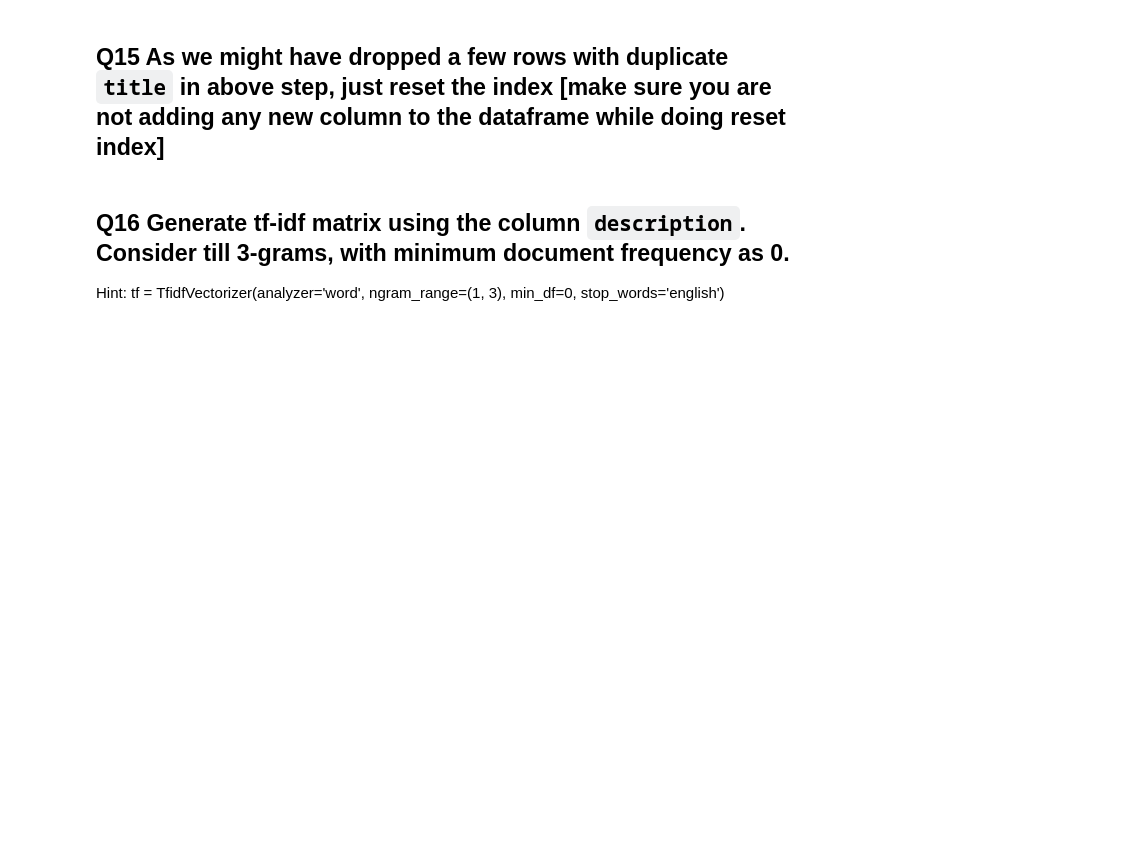
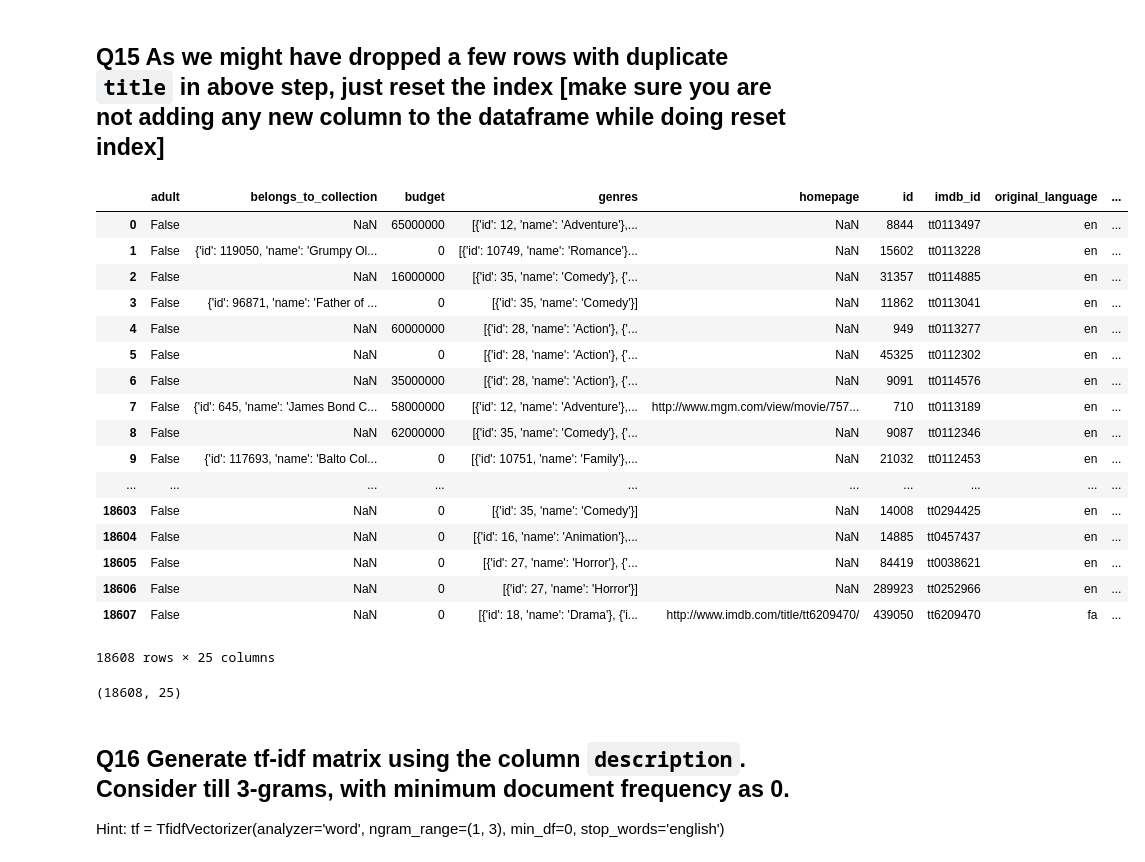
Before and after one commit to GreatLearningAIML1/mumbai-nov-batch-GundappaGavandi, a Jupyter notebook: R5_External_Lab_Collaborative_CBRS_PBRS.ipynb, the cells around one changed output. Saved outputs shown, nothing was run; the diff lists cells and outputs as text; code cells hidden in the pictures; blank space fills up the shorter version.

```diff
--- a/R5_External_Lab_Collaborative_CBRS_PBRS.ipynb
+++ b/R5_External_Lab_Collaborative_CBRS_PBRS.ipynb
@@ -511,3 +511,5 @@ userID = 2110
 # Content Based Recommendation System - Optional ( Q11 - Q19 will not be graded)
 # %% [markdown]
 ## Q11 Read the Dataset `movies_metadata.csv`
+# %%
+movies = pd.read_csv("movies_metadata.csv",index_col=None)
@@ -514,2 +558,5 @@ userID = 2110
 # %% [markdown]
 ## Q12 Create a new column with name 'description' combining `'overview' and 'tagline'` columns in the given dataset
+# %%
+movies['description'] = movies.overview.str.cat(movies.tagline)
+movies.head(1)
@@ -517,0 +577,2 @@ userID = 2110
+# %%
+movies = movies[pd.notnull(movies['description'])]
@@ -518,2 +591,4 @@ userID = 2110
 # %% [markdown]
 ## Q14 Keep the first occurance and drop duplicates of each title in column `title`
+# %%
+movies.drop_duplicates(subset ="title", keep = False, inplace = True)
@@ -520,5 +599,30 @@ userID = 2110
 # %% [markdown]
 ## Q15   As we might have dropped a few rows with duplicate `title` in above step, just reset the index [make sure you are not adding any new column to the dataframe while doing reset index]
+# %%
+movies.reset_index(drop=True)
+# %% [output]
+|  | adult | belongs_to_collection | budget | genres | homepage | id | imdb_id | original_language | ... |
+| 0 | False | NaN | 65000000 | [{'id': 12, 'name': 'Adventure'},... | NaN | 8844 | tt0113497 | en | ... |
+| 1 | False | {'id': 119050, 'name': 'Grumpy Ol... | 0 | [{'id': 10749, 'name': 'Romance'}... | NaN | 15602 | tt0113228 | en | ... |
+| 2 | False | NaN | 16000000 | [{'id': 35, 'name': 'Comedy'}, {'... | NaN | 31357 | tt0114885 | en | ... |
+| 3 | False | {'id': 96871, 'name': 'Father of ... | 0 | [{'id': 35, 'name': 'Comedy'}] | NaN | 11862 | tt0113041 | en | ... |
+| 4 | False | NaN | 60000000 | [{'id': 28, 'name': 'Action'}, {'... | NaN | 949 | tt0113277 | en | ... |
+| 5 | False | NaN | 0 | [{'id': 28, 'name': 'Action'}, {'... | NaN | 45325 | tt0112302 | en | ... |
+| 6 | False | NaN | 35000000 | [{'id': 28, 'name': 'Action'}, {'... | NaN | 9091 | tt0114576 | en | ... |
+| 7 | False | {'id': 645, 'name': 'James Bond C... | 58000000 | [{'id': 12, 'name': 'Adventure'},... | http://www.mgm.com/view/movie/757... | 710 | tt0113189 | en | ... |
+| 8 | False | NaN | 62000000 | [{'id': 35, 'name': 'Comedy'}, {'... | NaN | 9087 | tt0112346 | en | ... |
+| 9 | False | {'id': 117693, 'name': 'Balto Col... | 0 | [{'id': 10751, 'name': 'Family'},... | NaN | 21032 | tt0112453 | en | ... |
+| ... | ... | ... | ... | ... | ... | ... | ... | ... | ... |
+| 18603 | False | NaN | 0 | [{'id': 35, 'name': 'Comedy'}] | NaN | 14008 | tt0294425 | en | ... |
+| 18604 | False | NaN | 0 | [{'id': 16, 'name': 'Animation'},... | NaN | 14885 | tt0457437 | en | ... |
+| 18605 | False | NaN | 0 | [{'id': 27, 'name': 'Horror'}, {'... | NaN | 84419 | tt0038621 | en | ... |
+| 18606 | False | NaN | 0 | [{'id': 27, 'name': 'Horror'}] | NaN | 289923 | tt0252966 | en | ... |
+| 18607 | False | NaN | 0 | [{'id': 18, 'name': 'Drama'}, {'i... | http://www.imdb.com/title/tt6209470/ | 439050 | tt6209470 | fa | ... |
+18608 rows × 25 columns
+# %%
+movies.shape
+# %% [output]
+(18608, 25)
 # %% [markdown]
 ## Q16    Generate tf-idf matrix using the column `description`. Consider till 3-grams, with minimum document frequency as 0.
 
```
Also changed, not shown: parts of 40 cells of this notebook.
